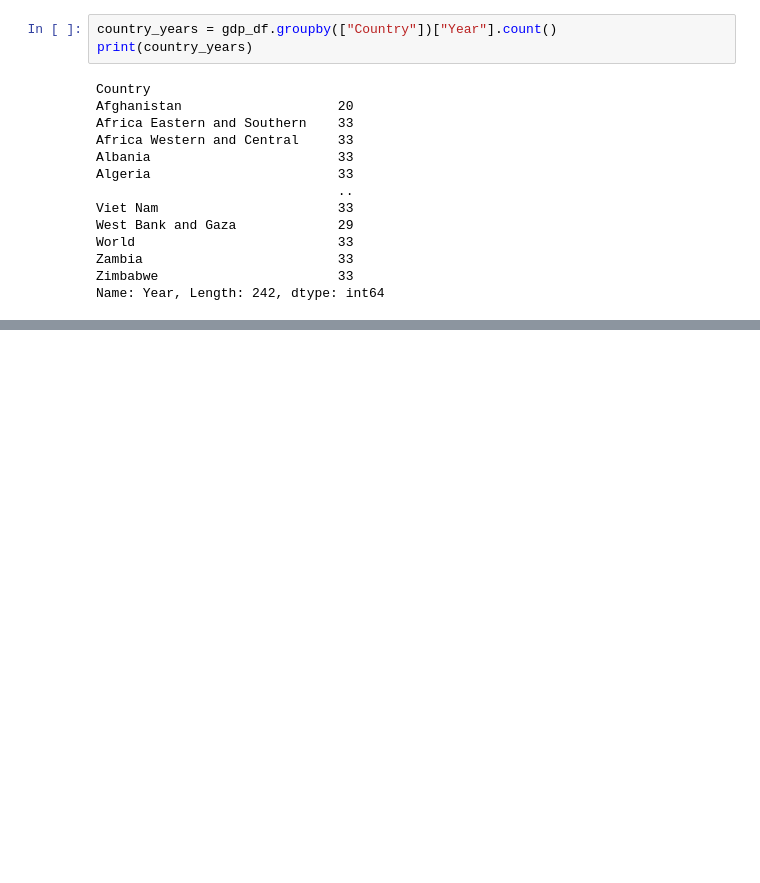
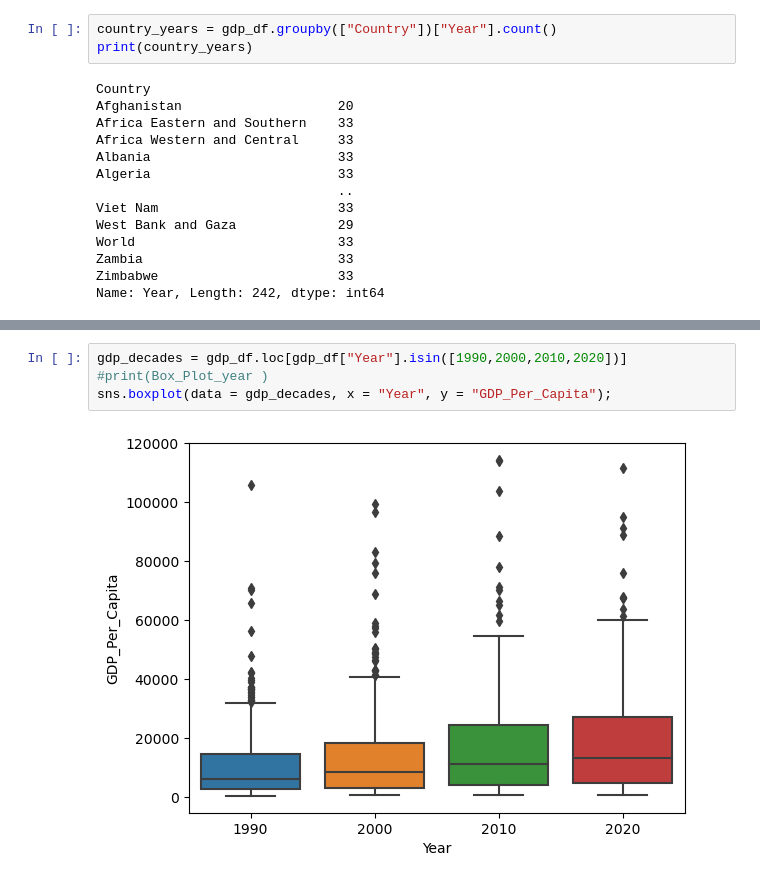
Before and after one commit to NSS-Data-Analytics-Cohort-10/gdp-and-internet-usage-HTMIV, a Jupyter notebook: Notebooks/Percapita.ipynb, the cells around one changed output, grey strips where cells are left out. Saved outputs shown, nothing was run; the diff lists cells and outputs as text; blank space fills up the shorter version.

```diff
--- a/Notebooks/Percapita.ipynb
+++ b/Notebooks/Percapita.ipynb
@@ -144,0 +155,6 @@ print(median_gdp.GDP_Per_Capita.median())
+# %%
+gdp_decades = gdp_df.loc[gdp_df["Year"].isin([1990,2000,2010,2020])]
+#print(Box_Plot_year )
+sns.boxplot(data = gdp_decades, x = "Year", y = "GDP_Per_Capita");
+# %% [output]
+[figure, added]
```
Also changed, not shown: parts of 25 cells of this notebook.
